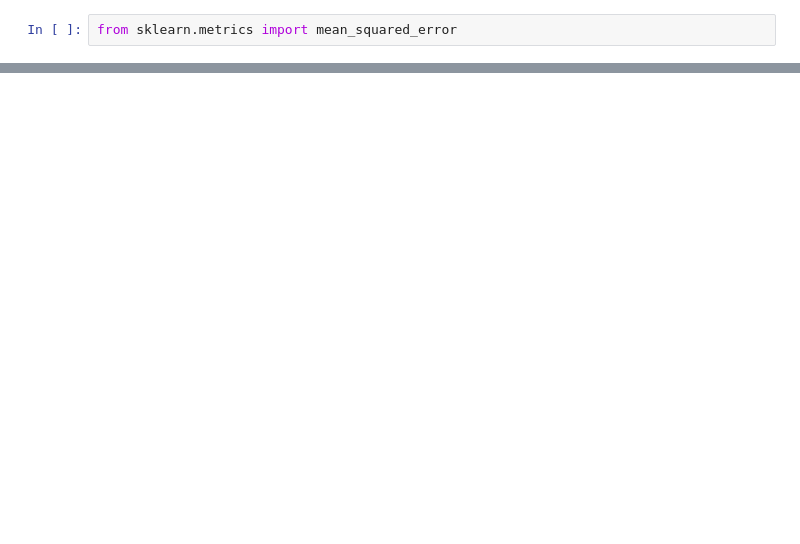
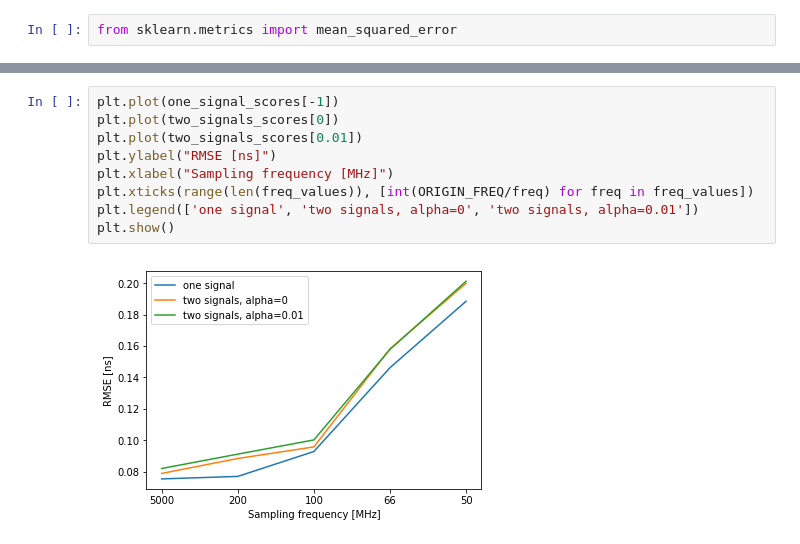
Before and after one commit to whiteRa2bit/cern_summer_project, a Jupyter notebook: problem2/compare_one_and_two_signals.ipynb, the cells around one changed output, grey strips where cells are left out. Drawn from its saved outputs; the diff is of its cells as text; blank space fills up the shorter version.

```diff
--- a/problem2/compare_one_and_two_signals.ipynb
+++ b/problem2/compare_one_and_two_signals.ipynb
@@ -233,0 +244,11 @@ plt.show()
+# %%
+plt.plot(one_signal_scores[-1])
+plt.plot(two_signals_scores[0])
+plt.plot(two_signals_scores[0.01])
+plt.ylabel("RMSE [ns]")
+plt.xlabel("Sampling frequency [MHz]")
+plt.xticks(range(len(freq_values)), [int(ORIGIN_FREQ/freq) for freq in freq_values])
+plt.legend(['one signal', 'two signals, alpha=0', 'two signals, alpha=0.01'])
+plt.show()
+# %% [output]
+[figure, added]
```
Also changed, not shown: parts of 15 cells of this notebook, 8 other files.
